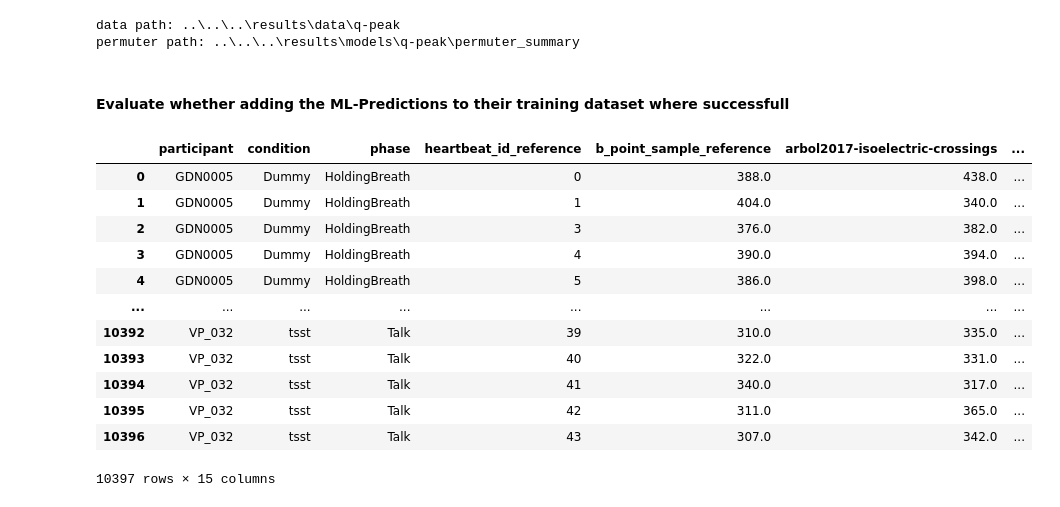
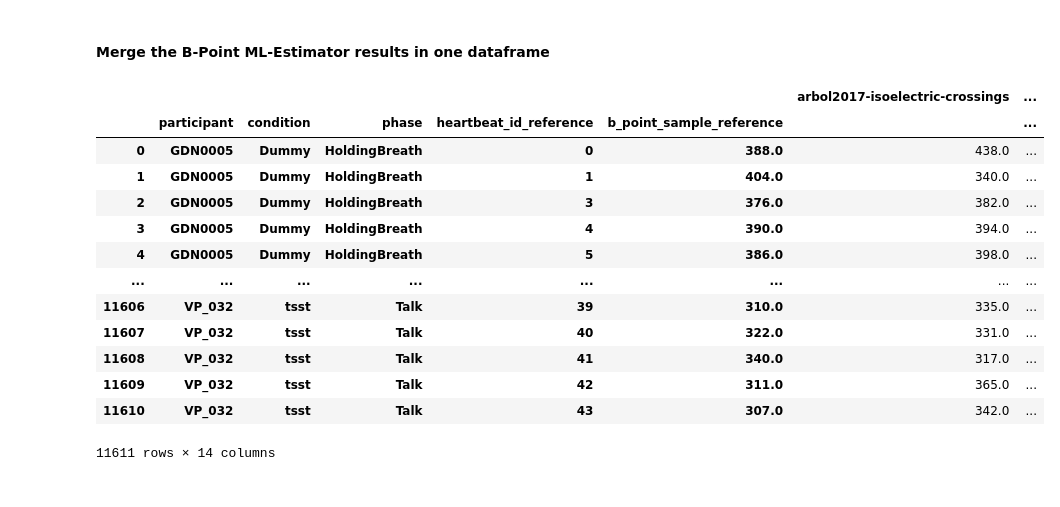
Before and after one commit to empkins/pepbench, a Jupyter notebook: experiments/pep_algorithm_benchmarking/notebooks/ML_analysis/DataHandling/build_estimator_results_df.ipynb, the cells around one changed output. Cells and saved outputs as stored; diff of their text form; code cells hidden in the pictures.

Commit message:
Added method to merge the ml results in one dataframe. Updated column names in the data.

```diff
--- a/experiments/pep_algorithm_benchmarking/notebooks/ML_analysis/DataHandling/build_estimator_results_df.ipynb
+++ b/experiments/pep_algorithm_benchmarking/notebooks/ML_analysis/DataHandling/build_estimator_results_df.ipynb
@@ -7,26 +8,24 @@ from src.pepbench.data_handling import build_ml_results_df
 model_path = Path("../../../results/models")
 data_path = Path("../../../results/data")
 # %%
-build_ml_results_df(data_path.joinpath("q-peak"), model_path.joinpath("q-peak/permuter_summary"), event='q_peak')
+#build_ml_results_df(data_path.joinpath("q-peak"), model_path.joinpath("q-peak/permuter_summary"), event='q_peak')
-# %% [output]
-data path: ..\..\..\results\data\q-peak
-permuter path: ..\..\..\results\models\q-peak\permuter_summary
-# %% [markdown]
-#### Evaluate whether adding the ML-Predictions to their training dataset where successfull
-# %%
-data_without_rr = pd.read_csv(data_path.joinpath("b-point/without-rr-interval/train_data_b_point.csv")).drop(columns=['Unnamed: 0'])
-data_without_rr
-# %% [output]
-|  | participant | condition | phase | heartbeat_id_reference | b_point_sample_reference | arbol2017-isoelectric-crossings | ... |
-| 0 | GDN0005 | Dummy | HoldingBreath | 0 | 388.0 | 438.0 | ... |
-| 1 | GDN0005 | Dummy | HoldingBreath | 1 | 404.0 | 340.0 | ... |
-| 2 | GDN0005 | Dummy | HoldingBreath | 3 | 376.0 | 382.0 | ... |
-| 3 | GDN0005 | Dummy | HoldingBreath | 4 | 390.0 | 394.0 | ... |
-| 4 | GDN0005 | Dummy | HoldingBreath | 5 | 386.0 | 398.0 | ... |
-| ... | ... | ... | ... | ... | ... | ... | ... |
-| 10392 | VP_032 | tsst | Talk | 39 | 310.0 | 335.0 | ... |
-| 10393 | VP_032 | tsst | Talk | 40 | 322.0 | 331.0 | ... |
-| 10394 | VP_032 | tsst | Talk | 41 | 340.0 | 317.0 | ... |
-| 10395 | VP_032 | tsst | Talk | 42 | 311.0 | 365.0 | ... |
-| 10396 | VP_032 | tsst | Talk | 43 | 307.0 | 342.0 | ... |
-10397 rows × 15 columns
+# %% [markdown]
+#### Merge the B-Point ML-Estimator results in one dataframe
+# %%
+b_point_master = pd.read_csv(data_path.joinpath("b-point/without-rr-interval/train_data_b_point_include_nan_ml_results.csv"), index_col=[0,1,2, 3, 4, 5])
+b_point_master
+# %% [output]
+|  |  |  |  |  |  | arbol2017-isoelectric-crossings | ... |
+|  | participant | condition | phase | heartbeat_id_reference | b_point_sample_reference |  | ... |
+| 0 | GDN0005 | Dummy | HoldingBreath | 0 | 388.0 | 438.0 | ... |
+| 1 | GDN0005 | Dummy | HoldingBreath | 1 | 404.0 | 340.0 | ... |
+| 2 | GDN0005 | Dummy | HoldingBreath | 3 | 376.0 | 382.0 | ... |
+| 3 | GDN0005 | Dummy | HoldingBreath | 4 | 390.0 | 394.0 | ... |
+| 4 | GDN0005 | Dummy | HoldingBreath | 5 | 386.0 | 398.0 | ... |
+| ... | ... | ... | ... | ... | ... | ... | ... |
+| 11606 | VP_032 | tsst | Talk | 39 | 310.0 | 335.0 | ... |
+| 11607 | VP_032 | tsst | Talk | 40 | 322.0 | 331.0 | ... |
+| 11608 | VP_032 | tsst | Talk | 41 | 340.0 | 317.0 | ... |
+| 11609 | VP_032 | tsst | Talk | 42 | 311.0 | 365.0 | ... |
+| 11610 | VP_032 | tsst | Talk | 43 | 307.0 | 342.0 | ... |
+11611 rows × 14 columns
```
Also changed, not shown: parts of 8 cells of this notebook, 7 other files.
